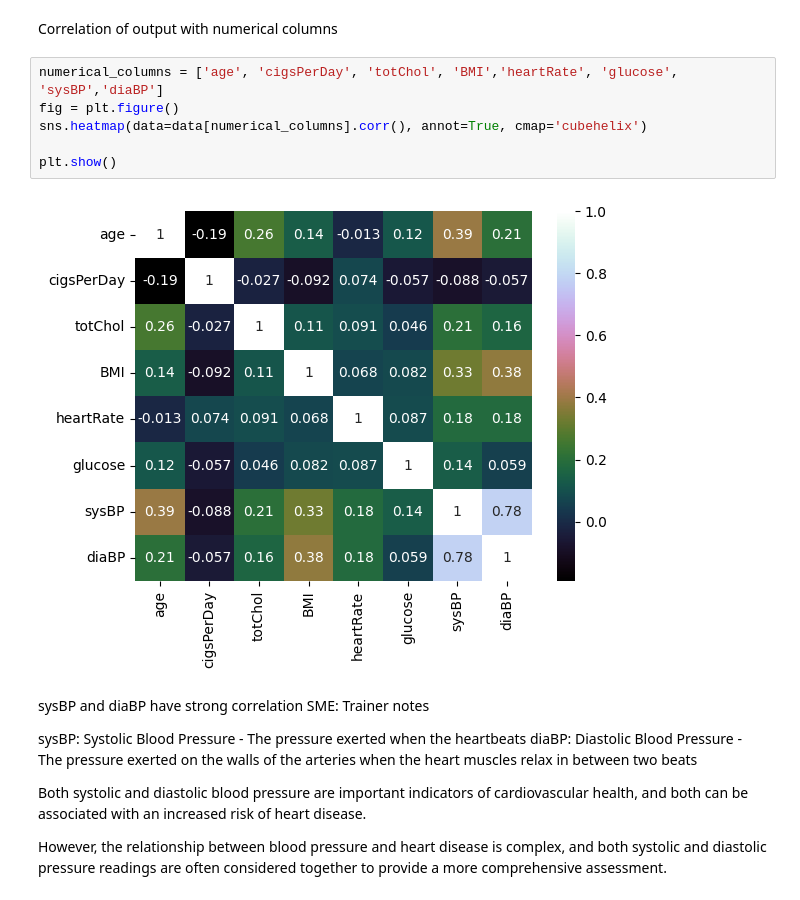
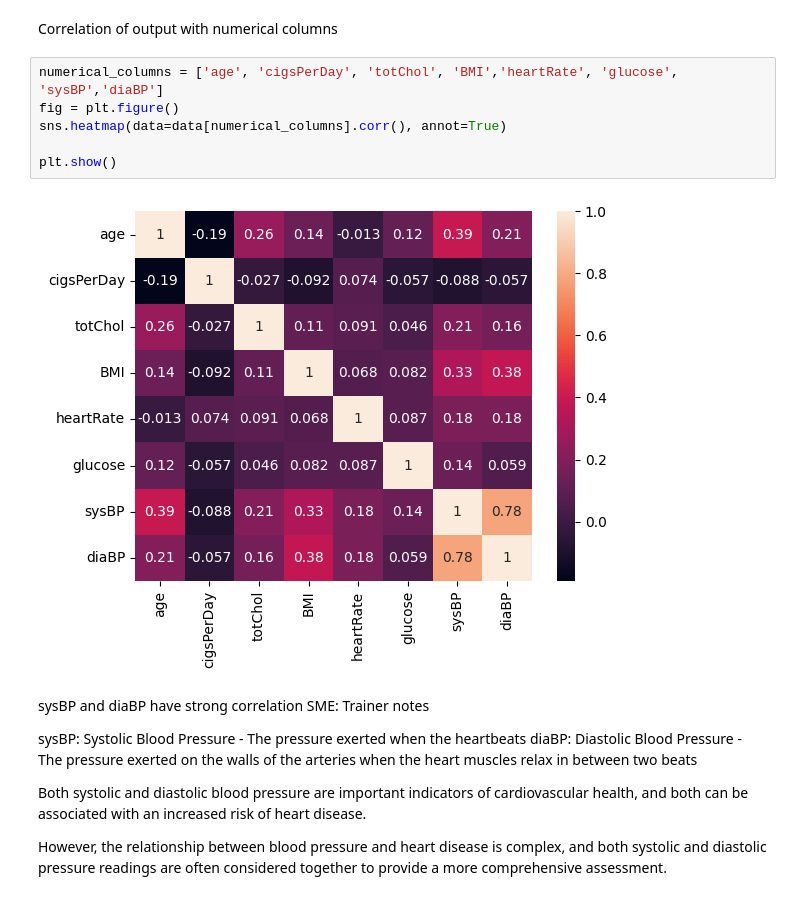
Before and after one commit to sahil-sundhan/math-for-data-science, a Jupyter notebook: Logistic Regression/LogisticRegression.ipynb, the cells around one changed output. Cells and saved outputs as stored; diff of their text form.

```diff
--- a/Logistic Regression/LogisticRegression.ipynb
+++ b/Logistic Regression/LogisticRegression.ipynb
@@ -257,11 +257,11 @@ Correlation of output with numerical columns
 # %%
 numerical_columns = ['age', 'cigsPerDay', 'totChol', 'BMI','heartRate', 'glucose', 'sysBP','diaBP']
 fig = plt.figure()
-sns.heatmap(data=data[numerical_columns].corr(), annot=True, cmap='cubehelix')
+sns.heatmap(data=data[numerical_columns].corr(), annot=True)
 
 plt.show()
 # %% [output]
-[figure, old version]
+[figure, new version]
 # %% [markdown]
 sysBP and diaBP have strong correlation</br>
 SME: Trainer notes
```
